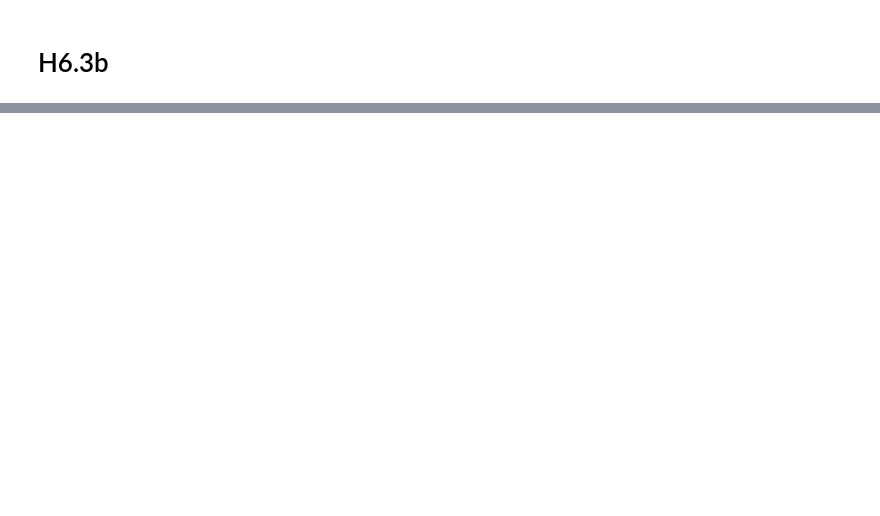
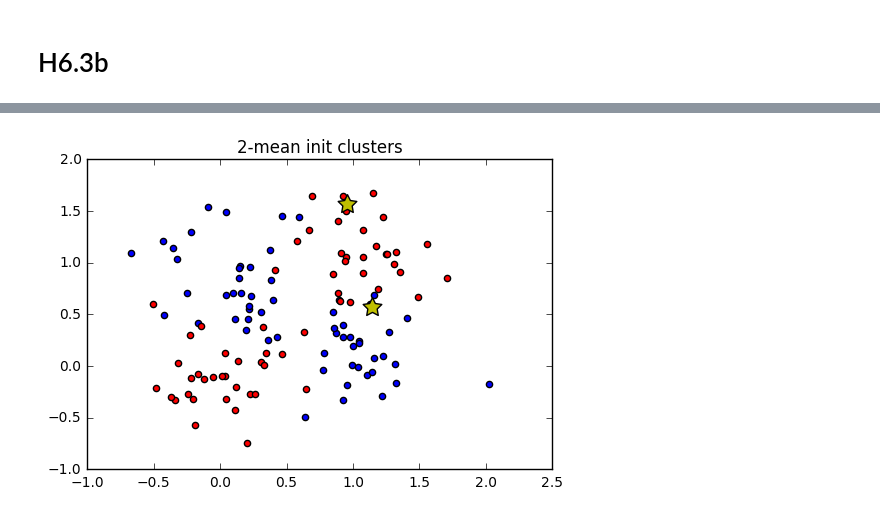
Before and after one commit to p16i/course-machine-intelligence-1, a Jupyter notebook: w6/classification-and-rbf.ipynb, the cells around one changed output, grey strips where cells are left out. Cells and saved outputs as stored; diff of their text form; code cells hidden in the pictures; blank space fills up the shorter version.

```diff
--- a/w6/classification-and-rbf.ipynb
+++ b/w6/classification-and-rbf.ipynb
@@ -222,0 +291,4 @@ plotContour( new_training_x, pred_3c_5nn, "3 classes 5-neightbors", colors=('b',
+# %%
+plotPointsWithClusters(training_x, '2-mean init clusters', k2_init_centers )
+# %% [output]
+[figure, added]
```
Also changed, not shown: parts of 17 cells of this notebook.
